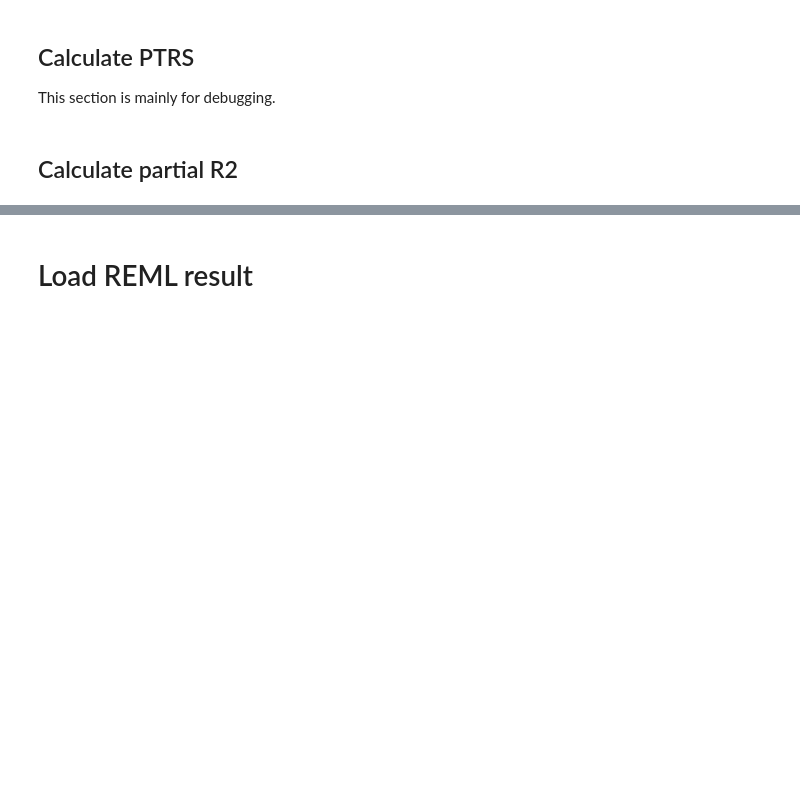
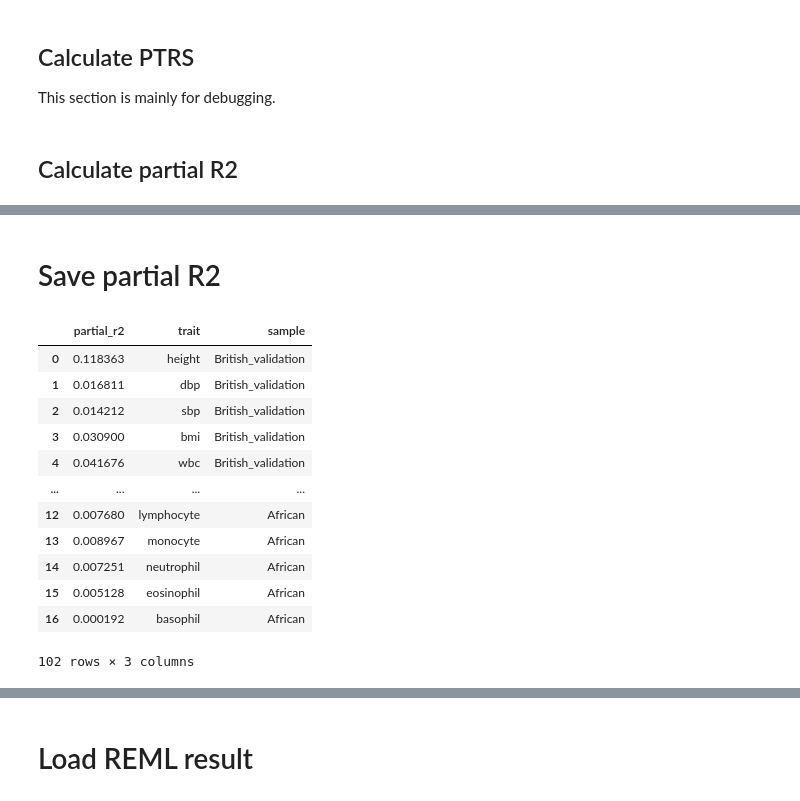
Before and after one commit to liangyy/ptrs-tf, a Jupyter notebook: notebook/first_look_at_ptrs_least_square.ipynb, the cells around one changed output, grey strips where cells are left out. Drawn from its saved outputs; the diff is of its cells as text; code cells hidden in the pictures; blank space fills up the shorter version.

```diff
--- a/notebook/first_look_at_ptrs_least_square.ipynb
+++ b/notebook/first_look_at_ptrs_least_square.ipynb
@@ -212 +236,19 @@ df
 102 rows × 3 columns
+# %% [markdown]
+# Save partial R2
+# %%
+df
+# %% [output]
+|  | partial_r2 | trait | sample |
+| 0 | 0.118363 | height | British_validation |
+| 1 | 0.016811 | dbp | British_validation |
+| 2 | 0.014212 | sbp | British_validation |
+| 3 | 0.030900 | bmi | British_validation |
+| 4 | 0.041676 | wbc | British_validation |
+| ... | ... | ... | ... |
+| 12 | 0.007680 | lymphocyte | African |
+| 13 | 0.008967 | monocyte | African |
+| 14 | 0.007251 | neutrophil | African |
+| 15 | 0.005128 | eosinophil | African |
+| 16 | 0.000192 | basophil | African |
+102 rows × 3 columns
```
Also changed, not shown: parts of 11 cells of this notebook, 9 other files.
